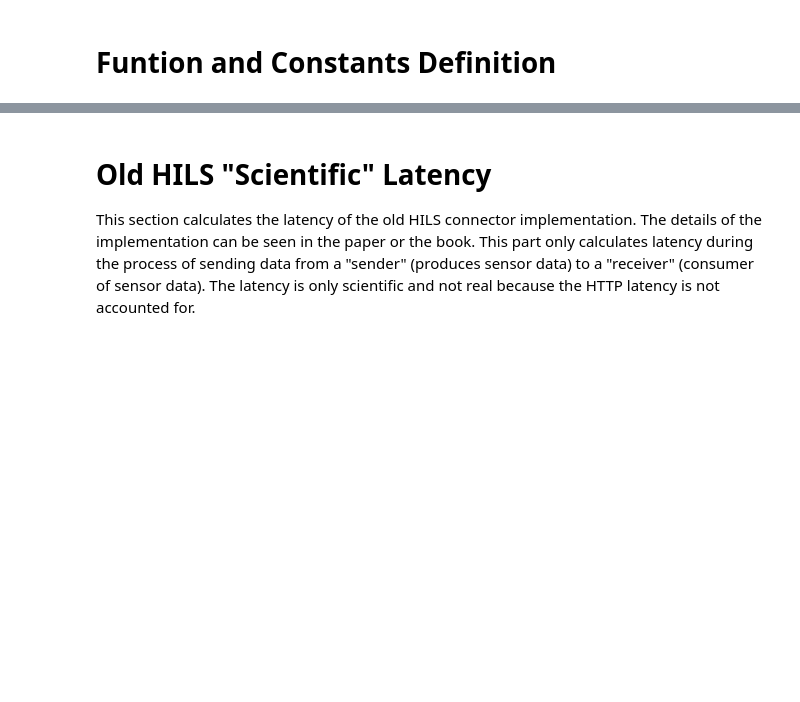
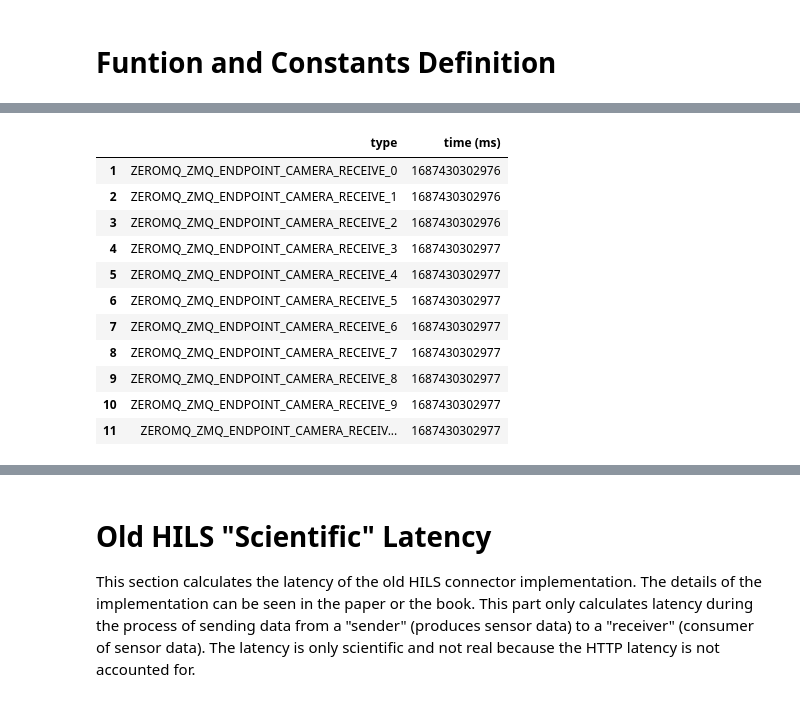
Before and after one commit to jspmarc/final-project-data, a Jupyter notebook: reader.ipynb, the cells around one changed output, grey strips where cells are left out. Saved outputs shown, nothing was run; the diff lists cells and outputs as text; code cells hidden in the pictures; blank space fills up the shorter version.

```diff
--- a/reader.ipynb
+++ b/reader.ipynb
@@ -84,0 +111,15 @@ dtype: float64
+# %%
+receive_time.head(11)
+# %% [output]
+|  | type | time (ms) |
+| 1 | ZEROMQ_ZMQ_ENDPOINT_CAMERA_RECEIVE_0 | 1687430302976 |
+| 2 | ZEROMQ_ZMQ_ENDPOINT_CAMERA_RECEIVE_1 | 1687430302976 |
+| 3 | ZEROMQ_ZMQ_ENDPOINT_CAMERA_RECEIVE_2 | 1687430302976 |
+| 4 | ZEROMQ_ZMQ_ENDPOINT_CAMERA_RECEIVE_3 | 1687430302977 |
+| 5 | ZEROMQ_ZMQ_ENDPOINT_CAMERA_RECEIVE_4 | 1687430302977 |
+| 6 | ZEROMQ_ZMQ_ENDPOINT_CAMERA_RECEIVE_5 | 1687430302977 |
+| 7 | ZEROMQ_ZMQ_ENDPOINT_CAMERA_RECEIVE_6 | 1687430302977 |
+| 8 | ZEROMQ_ZMQ_ENDPOINT_CAMERA_RECEIVE_7 | 1687430302977 |
+| 9 | ZEROMQ_ZMQ_ENDPOINT_CAMERA_RECEIVE_8 | 1687430302977 |
+| 10 | ZEROMQ_ZMQ_ENDPOINT_CAMERA_RECEIVE_9 | 1687430302977 |
+| 11 | ZEROMQ_ZMQ_ENDPOINT_CAMERA_RECEIV... | 1687430302977 |
```
Also changed, not shown: parts of 16 cells of this notebook, 2 other files.
